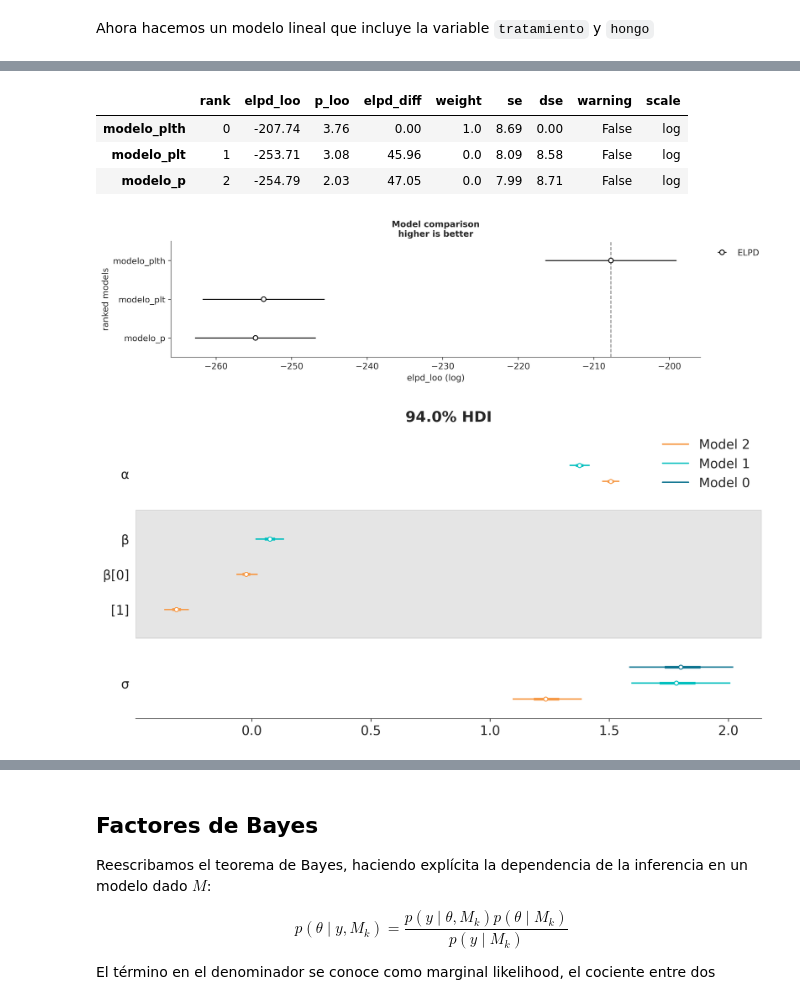
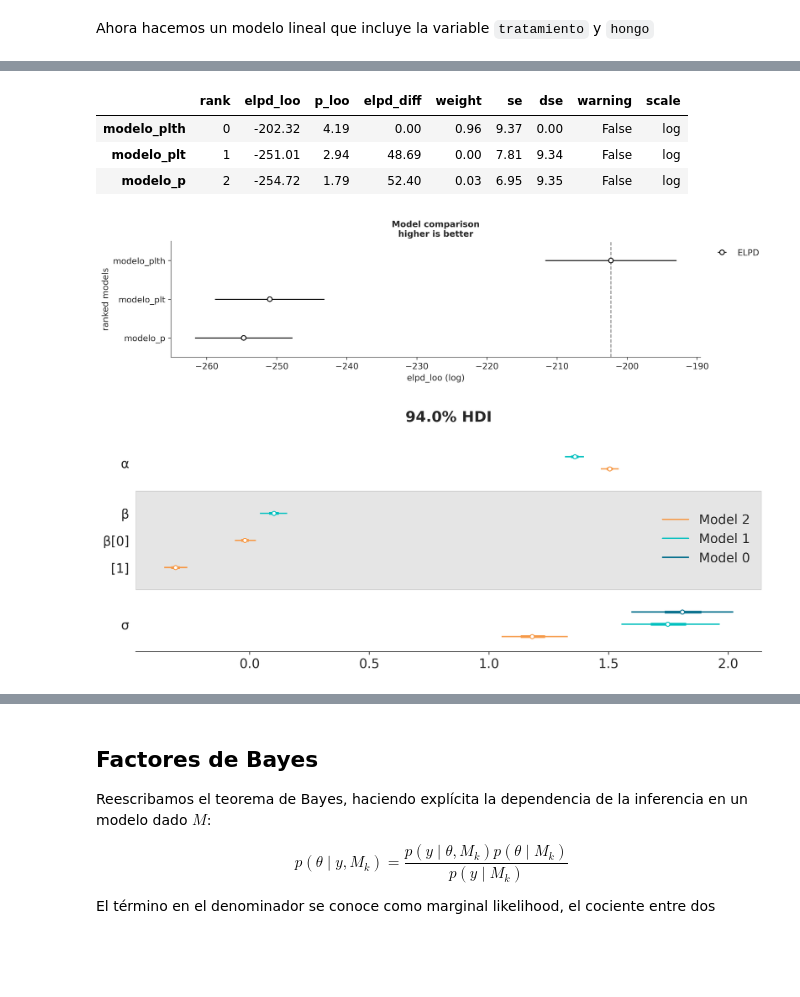
Before and after one commit to Grupo-de-modelado-probabilista/modelado_bayesiano, a Jupyter notebook: diapo/diapo_07.ipynb, the cells around one changed output, grey strips where cells are left out. Saved outputs shown, nothing was run; the diff lists cells and outputs as text; code cells hidden in the pictures; blank space fills up the shorter version.

```diff
--- a/diapo/diapo_07.ipynb
+++ b/diapo/diapo_07.ipynb
@@ -265,7 +336,7 @@ $$
     * regresión lineal (polinomio grado 1)
     * regresión cúbica (polinomio grado 3)
 # %%
-x = np.random.normal(0, 2, 100)
+x = np.random.uniform(-2, 2, 100)
 y = np.random.normal(x, 0.5)
 plt.plot(x, y, ".")
 plt.ylabel("y")
@@ -453,15 +524,15 @@ cmp = az.compare({"modelo_p": idata_p,
 cmp.round(2)
 # %% [output]
 |  | rank | elpd_loo | p_loo | elpd_diff | weight | se | dse | warning | scale |
-| modelo_plth | 0 | -207.74 | 3.76 | 0.00 | 1.0 | 8.69 | 0.00 | False | log |
-| modelo_plt | 1 | -253.71 | 3.08 | 45.96 | 0.0 | 8.09 | 8.58 | False | log |
-| modelo_p | 2 | -254.79 | 2.03 | 47.05 | 0.0 | 7.99 | 8.71 | False | log |
+| modelo_plth | 0 | -202.32 | 4.19 | 0.00 | 0.96 | 9.37 | 0.00 | False | log |
+| modelo_plt | 1 | -251.01 | 2.94 | 48.69 | 0.00 | 7.81 | 9.34 | False | log |
+| modelo_p | 2 | -254.72 | 1.79 | 52.40 | 0.03 | 6.95 | 9.35 | False | log |
 # %%
 az.plot_compare(cmp, figsize=(12, 3),  plot_ic_diff=False);
 # %% [output]
-[figure, old version]
+[figure, new version]
 # %%
 idatas = [idata_p, idata_plt, idata_plth]
-az.plot_forest(idatas, figsize=(10, 5), combined=True, var_names=["~p", "~μ"]);
+az.plot_forest(idatas, figsize=(10, 4), combined=True, var_names=["~p", "~μ"]);
 # %% [output]
-[figure, old version]
+[figure, new version]
```
Also changed, not shown: parts of 35 cells of this notebook, 2 other files.
